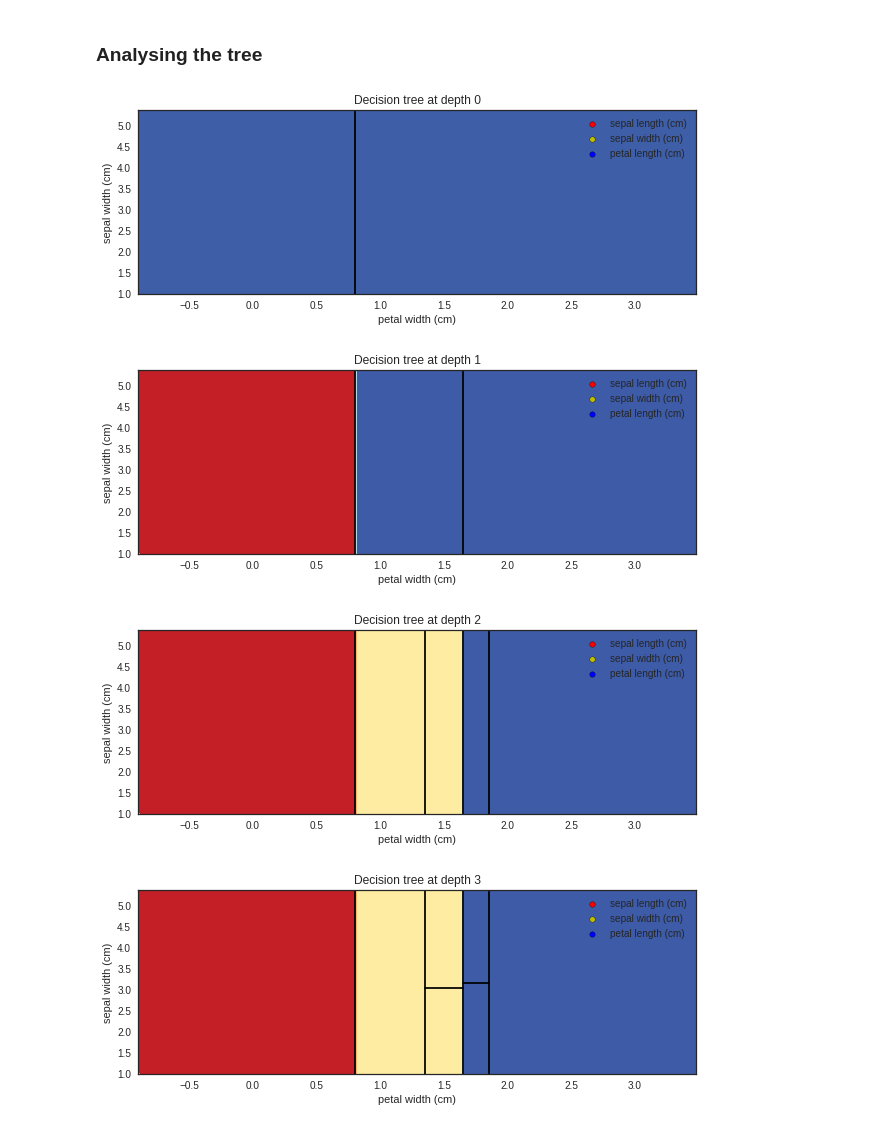
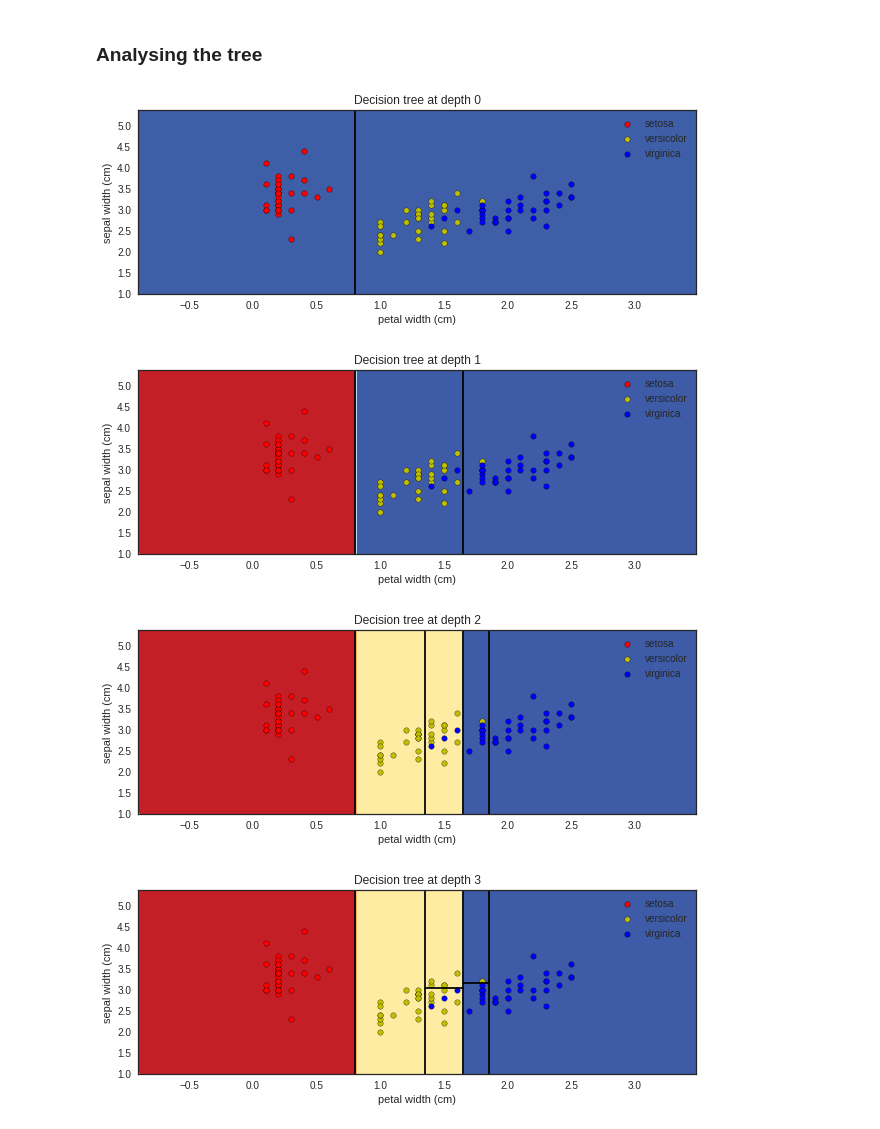
Before and after one commit to ValentinRicher/understanding-decision-trees, a Jupyter notebook: understanding_decision_trees.ipynb, the cells around one changed output. Drawn from its saved outputs; the diff is of its cells as text; code cells hidden in the pictures.

```diff
--- a/understanding_decision_trees.ipynb
+++ b/understanding_decision_trees.ipynb
@@ -64,7 +64,8 @@ y = iris_df['target']
 # %% [markdown]
 ### Splitting into training and testing set
 # %%
-X_train, X_test, y_train, y_test = train_test_split(X, y, test_size=0.3, random_state=1)
+X_train, X_test, y_train, y_test =
+train_test_split(X, y, test_size=0.3, random_state=1)
 # %% [markdown]
 ## 4- Modeling
 # %% [markdown]
@@ -202,7 +213,7 @@ def get_pred(feat, depth, node_n=0):
 # %%
 plt.style.use('seaborn-white')
 
-labels = iris['feature_names']
+labels = iris['target_names']
 plot_colors = 'ryb'
 plot_step = 0.02
 
@@ -213,36 +224,38 @@ xx, yy = np.meshgrid(np.arange(x_min, x_max, plot_step),
                      np.arange(y_min, y_max, plot_step))
 
 lim = np.array([[x_min, x_max-0.02],[y_min,y_max-0.05]])
 tree_depth = model.tree_.max_depth
 
 for i in range(tree_depth):
     plt.figure(figsize=(10,40))
     plt.subplot(tree_depth, 1, i+1)
 
     # Plot the background color which depicts the decision of the tree
     Z = []
     for feat in np.c_[xx.ravel(), yy.ravel()]:
         Z.append(get_pred(feat,i))
     Z[0]=1
     Z = np.array(Z).reshape(xx.shape)
     cs = plt.contourf(xx, yy, Z, cmap=plt.cm.RdYlBu, zorder=0)
 
     # Plot the boundaries of the decision tree
     segments = get_decision_boundaries(i, lim)
     for seg in segments:
       plt.plot(seg[0,:], seg[1,:], 'k-')
 
+
     # Plot the training data
     for j, (species, color) in enumerate(zip(labels, plot_colors)):
-        idx = y_train.index[y_train==species]
-        plt.scatter(X_train.loc[idx][features[0]], X_train.loc[idx][features[1]], c=color, label=labels[j], cmap=plt.cm.RdYlBu, edgecolor='black', s=30, zorder=1)
+
+      idx = y_train.index[y_train==species]
+      plt.scatter(X_train.loc[idx][features[0]], X_train.loc[idx][features[1]], c=color, label=labels[j], cmap=plt.cm.RdYlBu, edgecolor='black', s=30, zorder=1)
 
     legend = plt.legend()
     plt.xlabel(features[0])
     plt.ylabel(features[1])
     plt.title('Decision tree at depth {}'.format(i))
 # %% [output]
-[figure, old version]
+[figure, new version]
-[figure, old version]
+[figure, new version]
-[figure, old version]
+[figure, new version]
-[figure, old version]
+[figure, new version]
```
Also changed, not shown: parts of 5 cells of this notebook.
